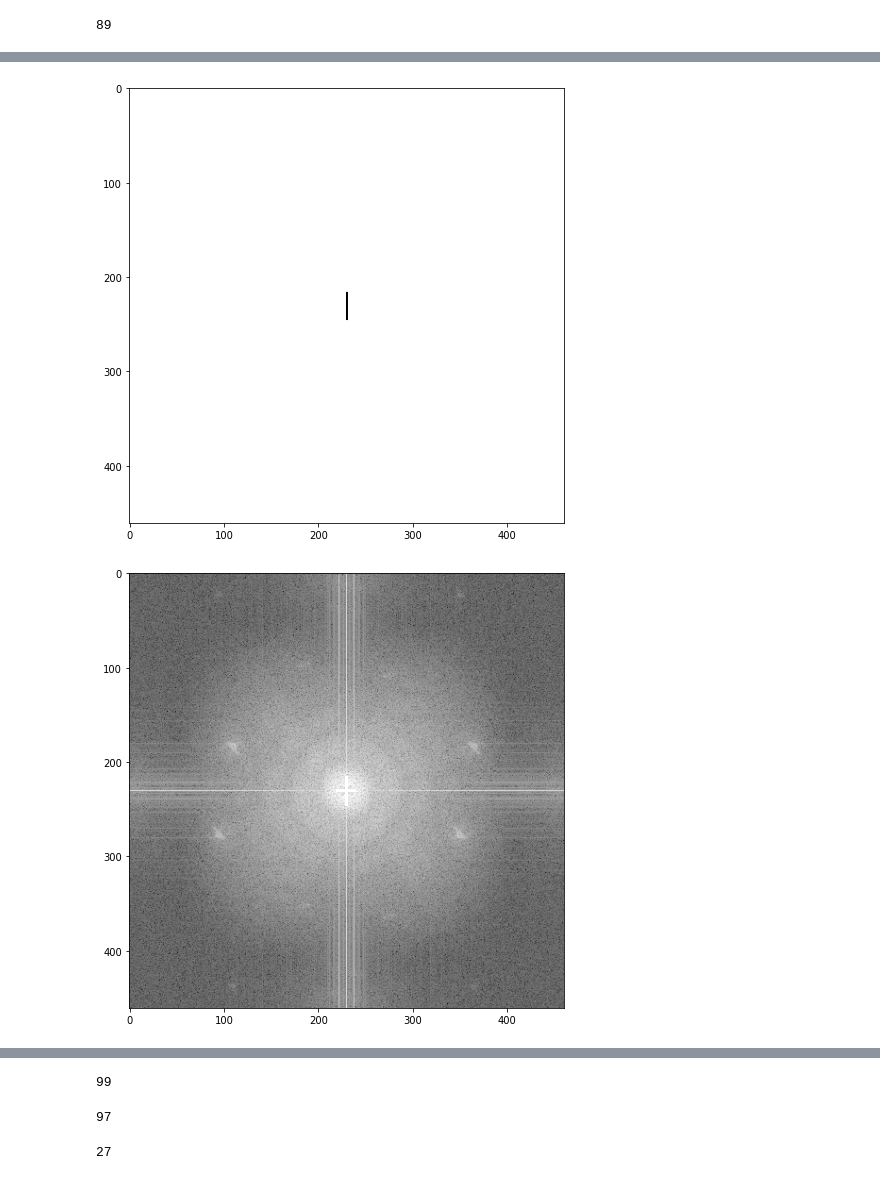
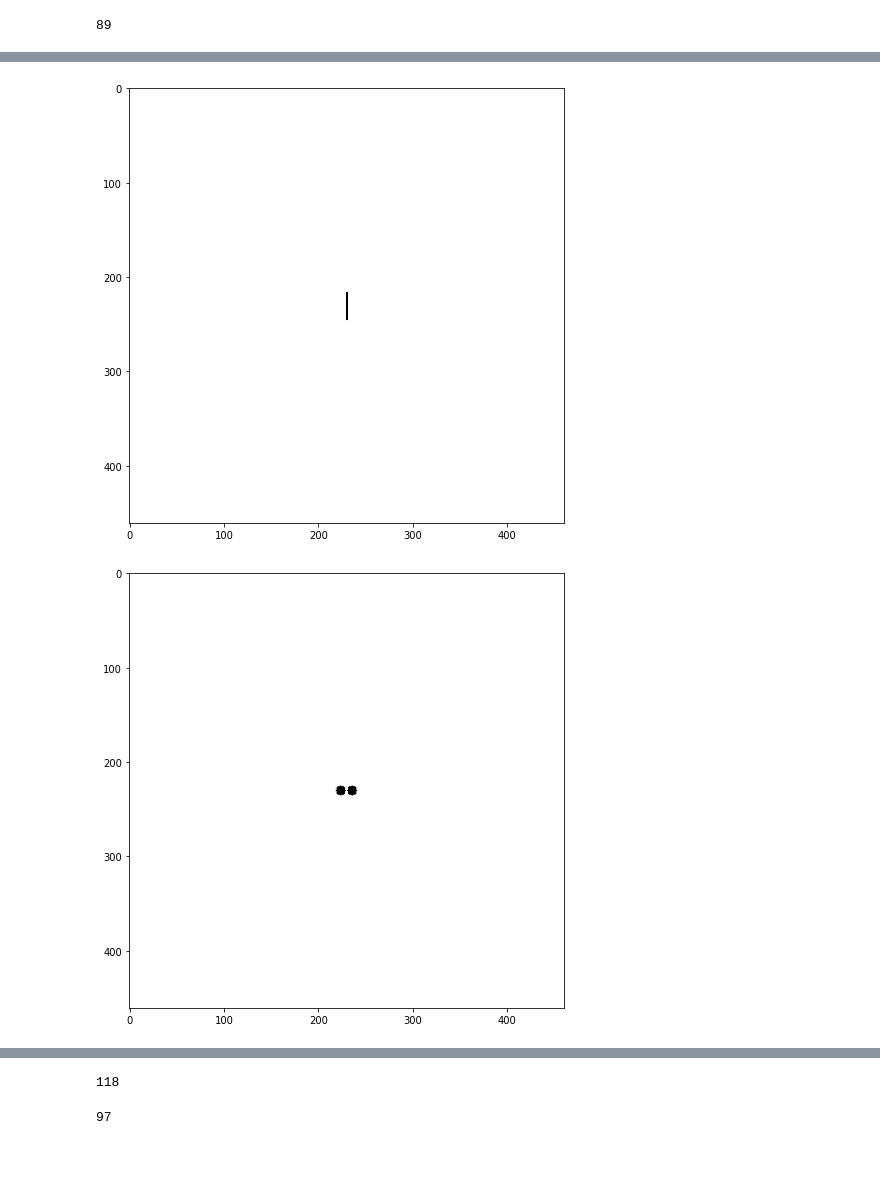
Before and after one commit to anhvu2501/Basic-Computer-Vision, a Jupyter notebook: OpenCV/count_objects.ipynb, the cells around one changed output, grey strips where cells are left out. Cells and saved outputs as stored; diff of their text form; code cells hidden in the pictures.

```diff
--- a/OpenCV/count_objects.ipynb
+++ b/OpenCV/count_objects.ipynb
@@ -72,8 +73,8 @@ cv2.destroyAllWindows()
 # %%
 # Count objects for the third image with sinus noise => cannot use normal filter to blur(remove noise)
 img = cv2.imread("Photos/Rice/1_wIXlvBeAFtNVgJd49VObgQ_sinus.png")
+# img = cv2.imread('Photos/Rice/1_wIXlvBeAFtNVgJd49VObgQ.png')
 gray = cv2.cvtColor(img, cv2.COLOR_BGR2GRAY)
-cv2.imshow("Gray", gray)
 # Use FFT (frequency domain) => Idea: remove frequencies that are perpendicular to the boundary changes of frequency in the image (which means need to remove horizontal lines in frequency domain
 
 # compute the FFT to find the frequency transform
@@ -87,6 +88,7 @@ magnitude = 20 * np.log(np.abs(img_fft_shift))
 plt.figure("Fourier Transform of the Image", figsize=(8, 8))
 plt.imshow(magnitude, cmap='gray')
 plt.show()
+
 
 # Convert from frequency domain back to image by Inv FFT
 inverted_fft = np.fft.ifftshift(img_fft_shift)
@@ -120,13 +122,19 @@ plt.figure("Vertical frequency value mask", figsize=(8, 8))
 plt.imshow(freq_vert_mask, cmap='gray')
 plt.show()
 
-# circle = np.ones((w, h))
-# circle_mask = cv2.circle(circle, (h // 2, w // 2), 10, 0, -1)
-# print(circle_mask)
-# cv2.imshow('Circle mask', circle_mask)
+circle = np.ones((w, h))
+left_boundary = cv2.circle(circle, (h // 2 - 6, w // 2), 5, 0, -1)
+right_boundary = cv2.circle(circle,(h // 2 + 6, w // 2), 5, 0, -1)
+plt.figure("Left Point masks", figsize=(8, 8))
+plt.imshow(left_boundary, cmap='gray')
+plt.show()
 
-mask_on_fft = freq_hor_mask * img_fft_shift * freq_vert_mask
-# mask_on_fft = circle_mask * img_fft_shift
+# print(left_boundary)
+# cv2.imshow('Circle mask', left_boundary)
+
+# NOTE: NEED TO BE FIXED
+# mask_on_fft = freq_hor_mask * img_fft_shift * freq_vert_mask
+mask_on_fft = left_boundary * img_fft_shift * right_boundary
 masked_magnitude = 20 * np.log(np.abs(mask_on_fft))
 plt.figure("After applying mask on shifted FFT", figsize=(8, 8))
 plt.imshow(masked_magnitude, cmap='gray')
@@ -139,6 +147,7 @@ plt.imshow(converted_img, cmap='gray')
 plt.show()
 
 converted_img = np.array(converted_img, dtype='uint8')
+cv2.imshow('Converted Image', converted_img)
 
 # Try another way: use mask directly in img_fft_shift
 # frequency_image = img_fft_shift.copy()
@@ -150,35 +159,37 @@ converted_img = np.array(converted_img, dtype='uint8')
 #
 # converted_frequency_img = np.abs(np.fft.ifft2(np.fft.ifftshift(frequency_image)))
 # plt.figure("Another way of applying mask in the frequency domain", figsize=(8, 8))
 # plt.imshow(converted_frequency_img, cmap='gray')
 # plt.show()
 
 blur = cv2.medianBlur(converted_img, 9)
-_, thresh = cv2.threshold(blur, 21, 255, cv2.THRESH_BINARY)
+thresh = cv2.adaptiveThreshold(blur, 255, cv2.ADAPTIVE_THRESH_MEAN_C, cv2.THRESH_BINARY, 21, -5)
 cv2.imshow('Thresh', thresh)
 # Apply opening to remove small objects
-kernel = cv2.getStructuringElement(cv2.MORPH_RECT, (7, 7))  # rectangular structuring element
+# rectangular structuring element
+kernel = cv2.getStructuringElement(cv2.MORPH_RECT, (7, 7))
 # closing = cv2.morphologyEx(thresh, cv2.MORPH_CLOSE, kernel)
 # cv2.imshow('Closing', closing)
 opening = cv2.morphologyEx(thresh, cv2.MORPH_OPEN, kernel)
 cv2.imshow("Opening", opening)
 opening = np.array(opening, dtype='uint8')
 # print(opening.dtype)
 # Count object by counting the contour shapes
-contours, hierarchy = cv2.findContours(opening, cv2.RETR_EXTERNAL, cv2.CHAIN_APPROX_SIMPLE)
+contours, hierarchy = cv2.findContours(
+    opening, cv2.RETR_EXTERNAL, cv2.CHAIN_APPROX_SIMPLE)
 objects = str(len(contours))
 text = str(objects)
 cv2.putText(opening, text, (10, 25), cv2.FONT_HERSHEY_SIMPLEX,
-                   0.4, (255, 0, 0), 1, cv2.LINE_AA)
+            0.4, (255, 0, 0), 1, cv2.LINE_AA)
 
 cv2.drawContours(img, contours, -1, (255, 0, 0), 3)
 print(objects)
 cv2.imshow('Contours', img)
 cv2.waitKey(0)
 cv2.destroyAllWindows()
 # %% [output]
 [figure]
 [figure]
 [figure]
 [figure]
-[figure, old version]
+[figure, new version]
@@ -186,4 +198,4 @@ cv2.destroyAllWindows()
-99
+118
 # %%
 # Count objects for the fourth image (the difference between gray level of each pixel is low
 img = cv2.imread("Photos/Rice/1_zd6ypc20QAIFMzrbCmJRMg.png")
@@ -216,34 +228,3 @@ cv2.waitKey(0)
 cv2.destroyAllWindows()
 # %% [output]
 97
-# %%
-# Count objects for the first image
-img = cv2.imread("Photos/Some objects/objets1.jpg")
-gray = cv2.cvtColor(img, cv2.COLOR_BGR2GRAY)
-
-# Remove noise using median blur
-blur = cv2.GaussianBlur(gray, (5, 5), 0)
-
-_, thresh = cv2.threshold(blur, 115, 255, cv2.THRESH_BINARY_INV)
-
-kernel = cv2.getStructuringElement(cv2.MORPH_RECT, (3, 3))  # rectangular structuring element
-opening = cv2.morphologyEx(thresh, cv2.MORPH_OPEN, kernel)
-
-# Count object by counting the contour shapes
-contours, hierarchy = cv2.findContours(opening, cv2.RETR_EXTERNAL, cv2.CHAIN_APPROX_SIMPLE)
-objects = str(len(contours))
-text = str(objects)
-cv2.putText(opening, text, (10, 25), cv2.FONT_HERSHEY_SIMPLEX,
-            0.4, (255, 0, 0), 1, cv2.LINE_AA)
-print(objects)
-
-cv2.drawContours(img, contours, -1, (255, 0, 0), 3)
-cv2.imshow('Gray', gray)
-cv2.imshow('Thresh', thresh)
-cv2.imshow('Opening', opening)
-cv2.imshow('Contours', img)
-
-cv2.waitKey(0)
-cv2.destroyAllWindows()
-# %% [output]
-27
```
Also changed, not shown: parts of 4 cells of this notebook, 3 other files.
